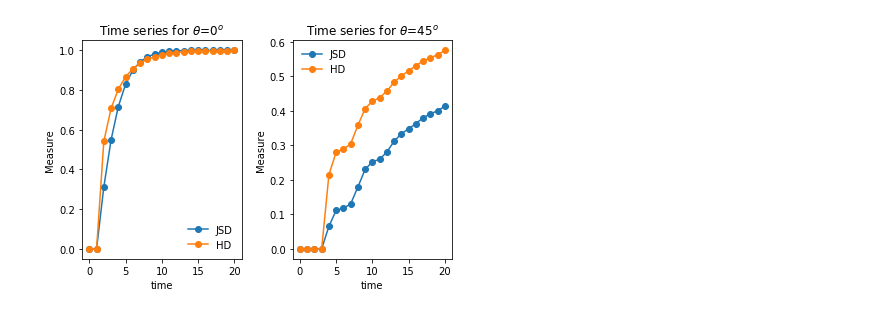
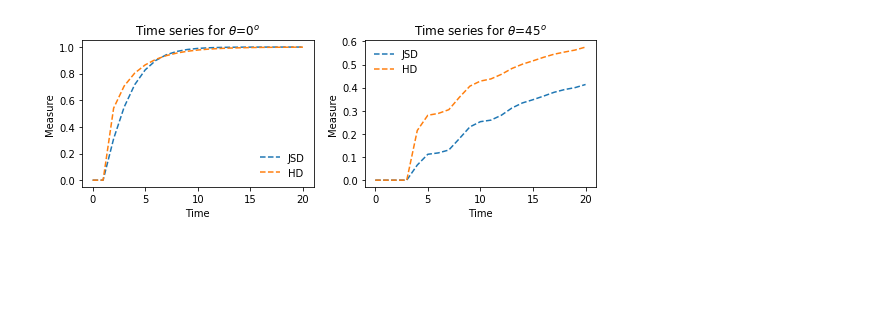
Before and after one commit to PiresMA/quantum-walk-1D, a Jupyter notebook: qw_02_jensen_shannon_dissimilarity.ipynb, the cells around one changed output. Drawn from its saved outputs; the diff is of its cells as text; code cells hidden in the pictures; blank space fills up the shorter version.

```diff
--- a/qw_02_jensen_shannon_dissimilarity.ipynb
+++ b/qw_02_jensen_shannon_dissimilarity.ipynb
@@ -77,7 +79,7 @@ xpos = np.arange(-int(sumdx)-1, int(sumdx)+2, 1) # [-L-2,...,L+2], to avoid Boun
 npos = len(xpos)
 xc   = xpos.size//2      # central position = L   #Index Start at 0 #print(" xc:",xc,xpos[xc])
 # %%
-#plt.figure(figsize=(12,4))
+plt.figure(figsize=(8,3))
 
 #--------------------------------   dinamics: BEGIN    -------------------------------#
 aux = 1
@@ -104,37 +106,37 @@ for thetDeg in [0,45]:    # Loop on the theta of the coin operator
     listJSD_QC = [ jsd(vpCW,vpQW)]
     listH_QC   = [ hellinger(vpCW,vpQW)]
     for t in np.arange(1,len(vtime),1):
 
         # Quantum walk
         dx = vdx[t]
         vecA1, vecB1 = recursive_qw_dx_A_B()
 
         # Computing coin components prob
         vpQW = abs(vecA1)**2 + abs(vecB1)**2
         listSumP.append(  np.sum(vpQW) )
 
         # Classical walk
         vpCW = recursive_CW()
 
         listJSD_QC.append( jsd(vpCW,vpQW) )
         listH_QC.append( hellinger(vpCW,vpQW) )
 
 
     vJSD = np.asarray(listJSD_QC)
     vH = np.asarray(listH_QC)
 
     plt.subplot(1, 2, aux)  #nrows, ncols, index
-    plt.plot(vtime,vJSD,'o-',label='JSD' ) # JSD=Jensen-Shannon dissimilarity
-    plt.plot(vtime,vH,'o-',label='HD') # HD = Hellinger distance
+    plt.plot(vtime,vJSD,'--',label='JSD' ) # JSD=Jensen-Shannon dissimilarity
+    plt.plot(vtime,vH,'--',label='HD') # HD = Hellinger distance
     plt.title( r'Time series for $\theta$=%d$^o$ '%(thetDeg) )
-    plt.xlabel(r'time')
+    plt.xlabel(r'Time')
     plt.ylabel(r'Measure')
     plt.legend(loc='best', frameon=False)
     aux = aux + 1
 
 plt.tight_layout()
 # %% [output]
-[figure, old version]
+[figure, new version]
 # %%
 # For an interesting application of the JSD in the context of QW
 # see the recent paper https://arxiv.org/abs/1907.12696
```
Also changed, not shown: parts of 1 cell of this notebook, 1 other file.
